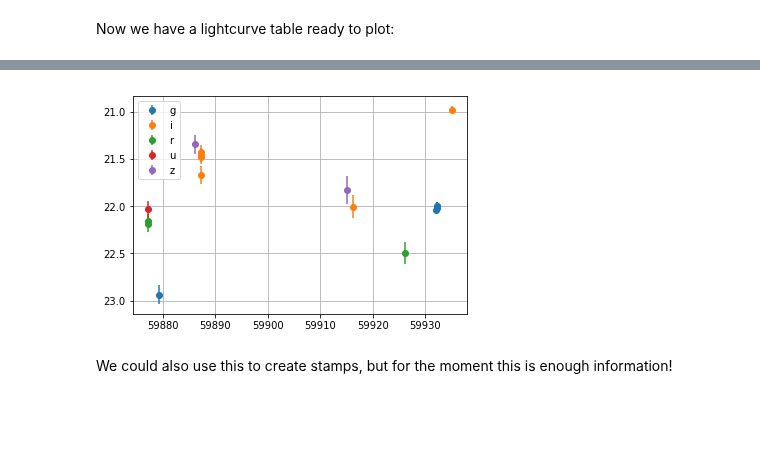
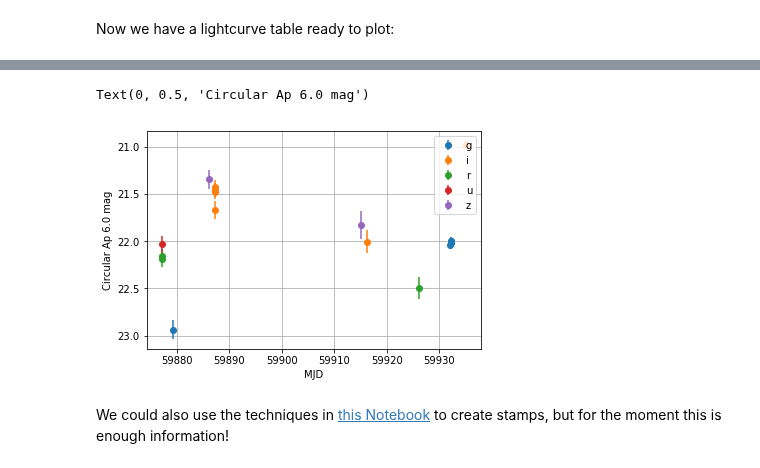
Before and after one commit to LSSTDESC/DC2-analysis, a Jupyter notebook: contributed/DIA_Run2_intro.ipynb, the cells around one changed output, grey strips where cells are left out. Saved outputs shown, nothing was run; the diff lists cells and outputs as text; code cells hidden in the pictures; blank space fills up the shorter version.

```diff
--- a/contributed/DIA_Run2_intro.ipynb
+++ b/contributed/DIA_Run2_intro.ipynb
@@ -431,12 +544,15 @@ lightcurve.head()
 # %%
 for fltr, lc in lightcurve.groupby('filter'):
     plt.errorbar(lc['MJD'], lc['base_CircularApertureFlux_6_0_instFlux_calMag'],
                  yerr=lc['base_CircularApertureFlux_6_0_instFlux_calMagErr'],
                  label=fltr, fmt='o')
 plt.grid()
-plt.legend(loc='best')
+plt.legend(loc='upper right')
 plt.gca().invert_yaxis()
+plt.xlabel('MJD')
+plt.ylabel('Circular Ap 6.0 mag')
 # %% [output]
+Text(0, 0.5, 'Circular Ap 6.0 mag')
-[figure, old version]
+[figure, new version]
 # %% [markdown]
-We could also use this to create stamps, but for the moment this is enough information!
+We could also use the techniques in [this Notebook](dia_source_object_stamp.ipynb) to create stamps, but for the moment this is enough information!
```
Also changed, not shown: parts of 16 cells of this notebook.
